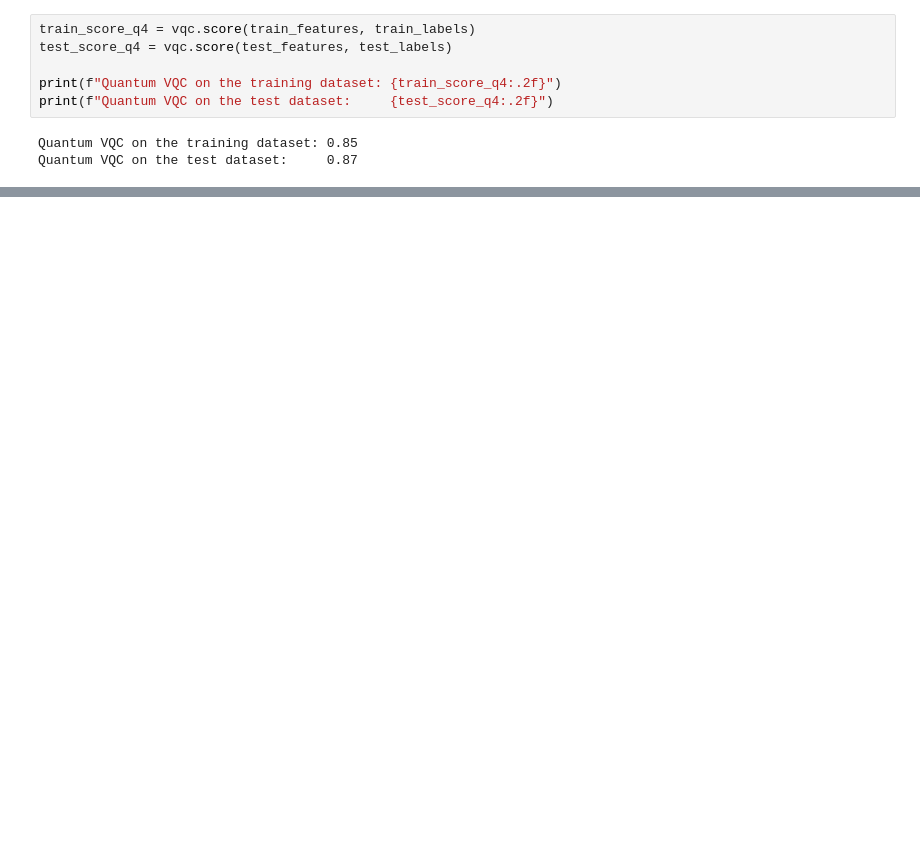
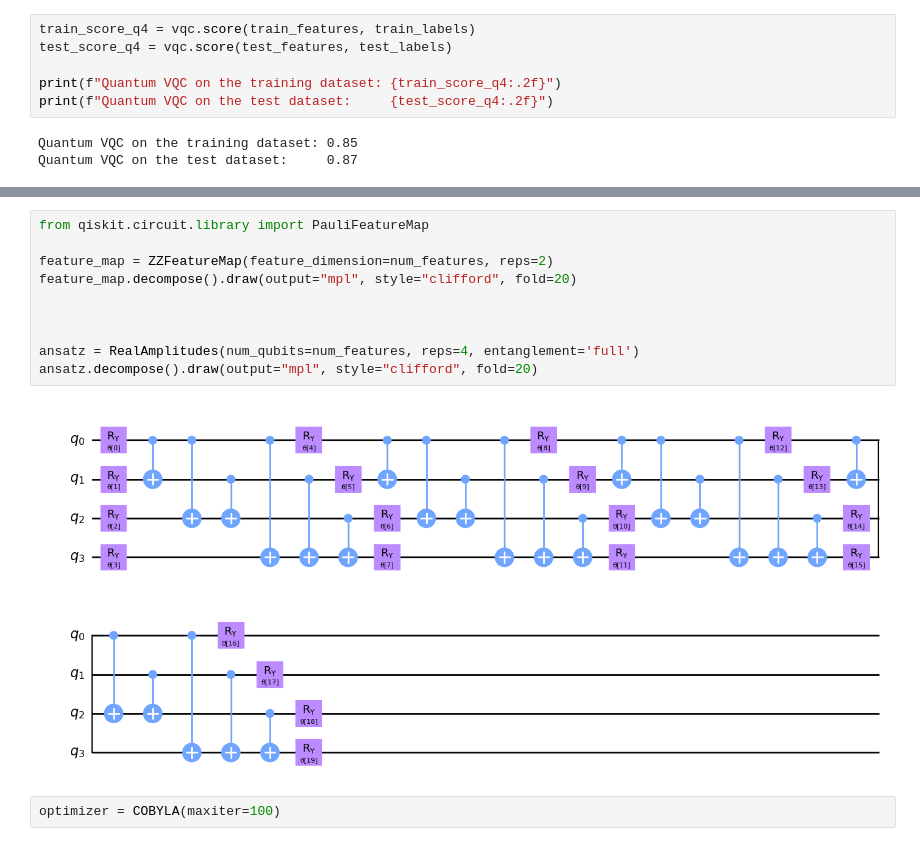
Before and after one commit to Mevaourse/Quantum-Computing, a Jupyter notebook: irisdataset.ipynb, the cells around one changed output, grey strips where cells are left out. Drawn from its saved outputs; the diff is of its cells as text; blank space fills up the shorter version.

```diff
--- a/irisdataset.ipynb
+++ b/irisdataset.ipynb
@@ -116,0 +152,14 @@ Quantum VQC on the test dataset:     0.87
+# %%
+from qiskit.circuit.library import PauliFeatureMap
+
+feature_map = ZZFeatureMap(feature_dimension=num_features, reps=2)
+feature_map.decompose().draw(output="mpl", style="clifford", fold=20)
+
+
+
+ansatz = RealAmplitudes(num_qubits=num_features, reps=4, entanglement='full')
+ansatz.decompose().draw(output="mpl", style="clifford", fold=20)
+# %% [output]
+[figure, added]
+# %%
+optimizer = COBYLA(maxiter=100)
```
Also changed, not shown: parts of 6 cells of this notebook.
